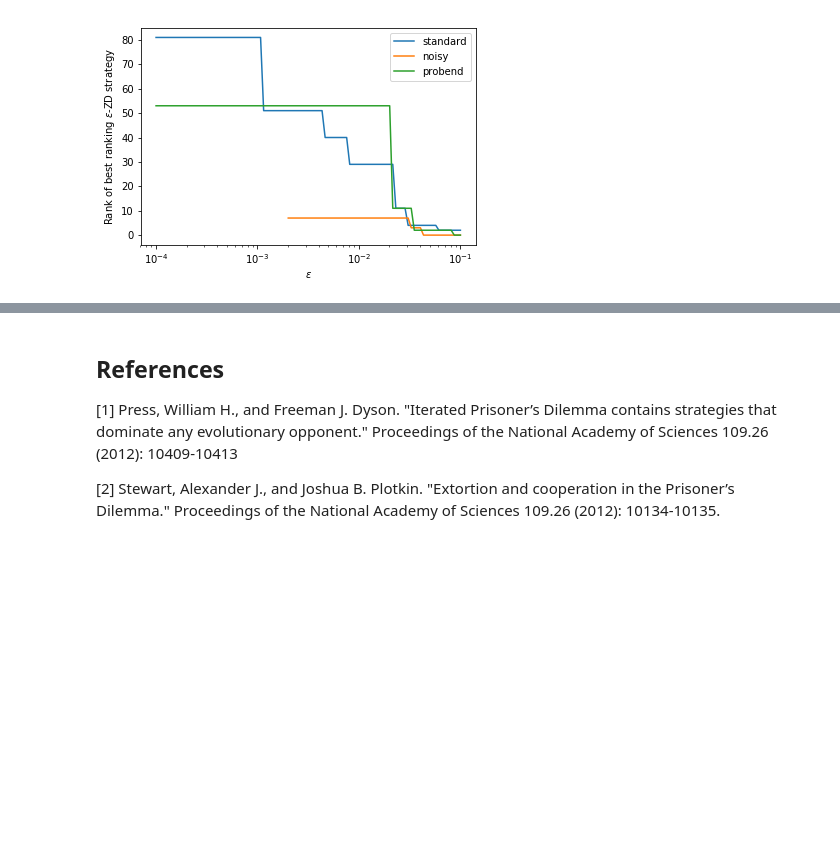
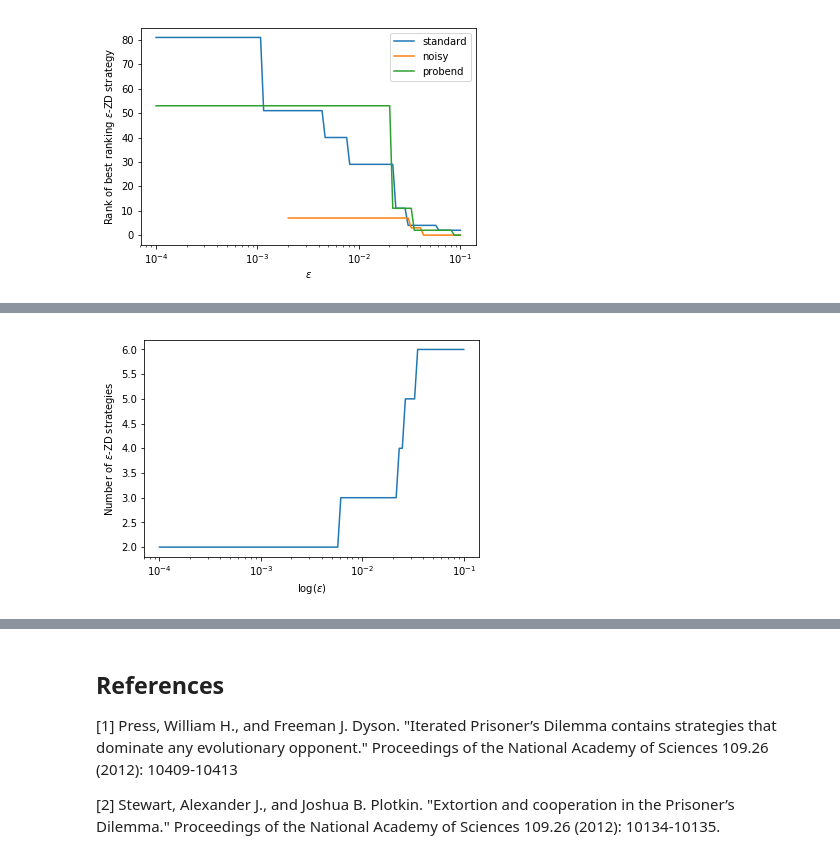
Before and after one commit to drvinceknight/testing_for_ZD, a Jupyter notebook: main.ipynb, the cells around one changed output, grey strips where cells are left out. Cells and saved outputs as stored; diff of their text form; code cells hidden in the pictures; blank space fills up the shorter version.

```diff
--- a/main.ipynb
+++ b/main.ipynb
@@ -181,0 +186,24 @@ plt.show();
+# %%
+import axelrod as axl
+C, D = axl.Action.C, axl.Action.D
+
+stewart_and_plotkin_players = [axl.Cooperator(),
+                               axl.Defector(),
+                               axl.ZDExtort2(),
+                               axl.HardGoByMajority(),
+                               axl.Joss(),
+                               axl.HardTitForTat(),
+                               axl.HardTitFor2Tats(),
+                               axl.TitForTat(),
+                               axl.Grudger(),
+                               axl.GTFT(),
+                               axl.TitFor2Tats(),
+                               axl.WinStayLoseShift(),
+                               axl.Random(),
+                               axl.ZDGTFT2()]
+std_tournament = axl.Tournament(players=stewart_and_plotkin_players, turns=500, repetitions=20)
+std_results = std_tournament.play()
+noisy_tournament = axl.Tournament(players=stewart_and_plotkin_players, turns=500, noise=0.05, repetitions=20)
+noisy_results = noisy_tournament.play()
+probend_tournament = axl.Tournament(players=stewart_and_plotkin_players, prob_end=0.05, repetitions=20)
+probend_results = probend_tournament.play()
@@ -181,0 +212,14 @@ plt.show();
+# %%
+epsilons = 10 ** np.linspace(-1, -4, 100)
+df = dc.analyse_tournament_behaviour(std_results, epsilons=epsilons)
+# %%
+fig = plt.figure()
+ax = plt.gca()
+
+ax.plot(df["epsilon"], df["counts"]);
+ax.set_xscale('log')
+plt.xlabel("$\log(\epsilon)$")
+plt.ylabel("Number of $\epsilon$-ZD strategies")
+plt.show();
+# %% [output]
+[figure, added]
```
Also changed, not shown: parts of 10 cells of this notebook.
